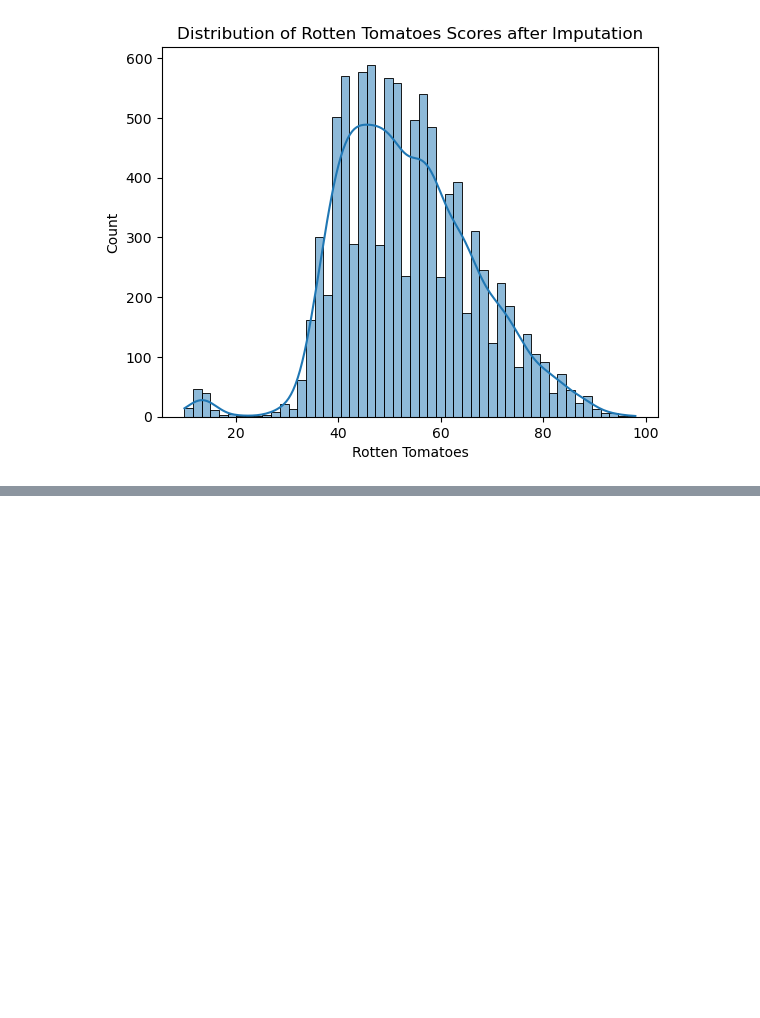
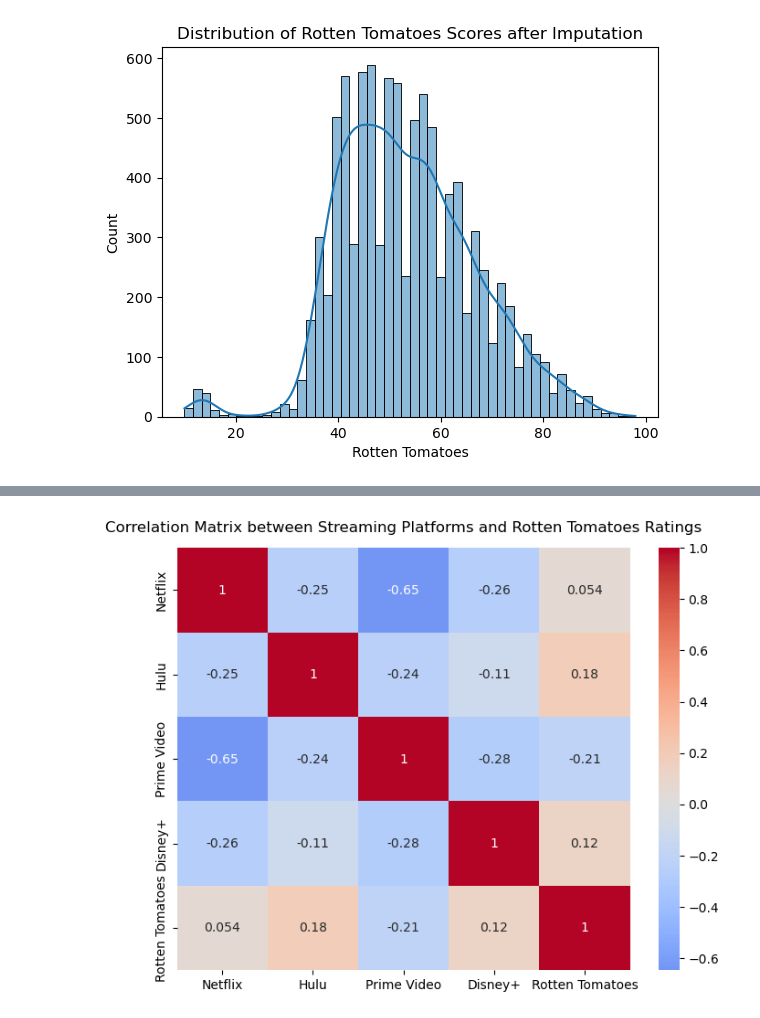
Before and after one commit to larasodjati/Movie_EDA, a Jupyter notebook: Ver2_MoviesOnStreamingPlatform.ipynb, the cells around one changed output, grey strips where cells are left out. Drawn from its saved outputs; the diff is of its cells as text; code cells hidden in the pictures; blank space fills up the shorter version.

```diff
--- a/Ver2_MoviesOnStreamingPlatform.ipynb
+++ b/Ver2_MoviesOnStreamingPlatform.ipynb
@@ -268,0 +275,10 @@ plt.show()
+# %%
+# Visualize correlation between Streaming Platforms and Rotten Tomatoes
+# Heatmap
+correlation_matrix = df[['Netflix', 'Hulu', 'Prime Video', 'Disney+', 'Rotten Tomatoes']].corr()
+plt.figure(figsize=(8, 6))
+sns.heatmap(correlation_matrix, annot=True, cmap='coolwarm', center=0)
+plt.title('Correlation Matrix between Streaming Platforms and Rotten Tomatoes Ratings', y=1.02)
+plt.show()
+# %% [output]
+[figure, added]
```
Also changed, not shown: parts of 12 cells of this notebook.
